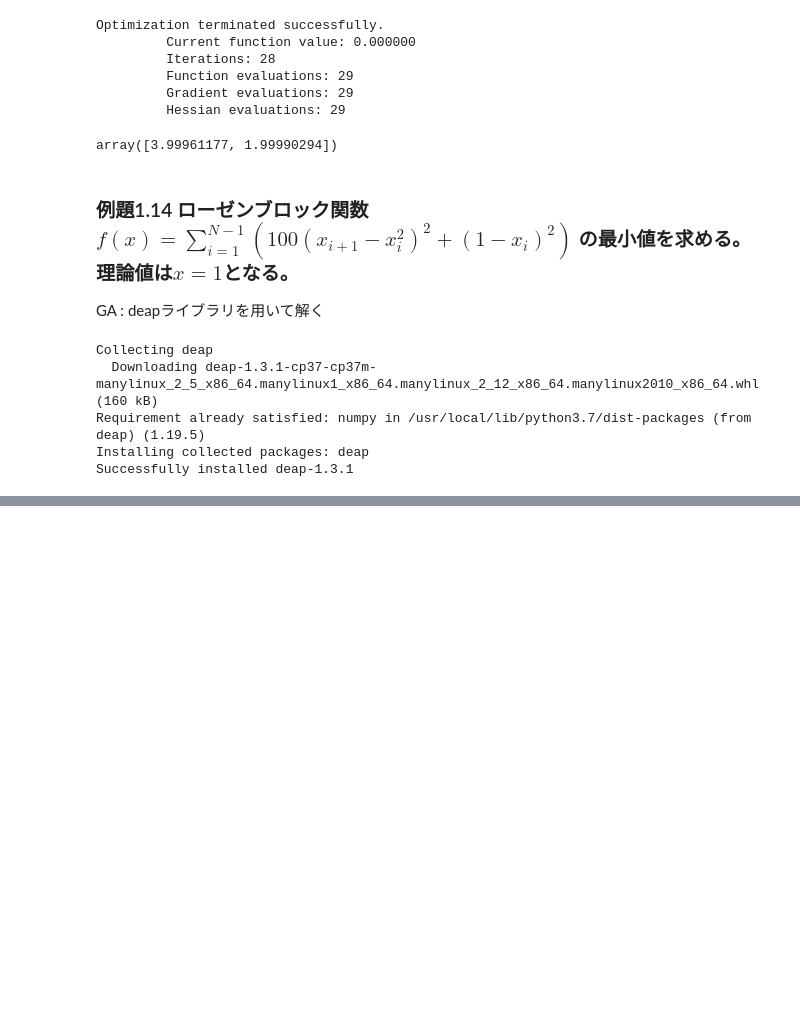
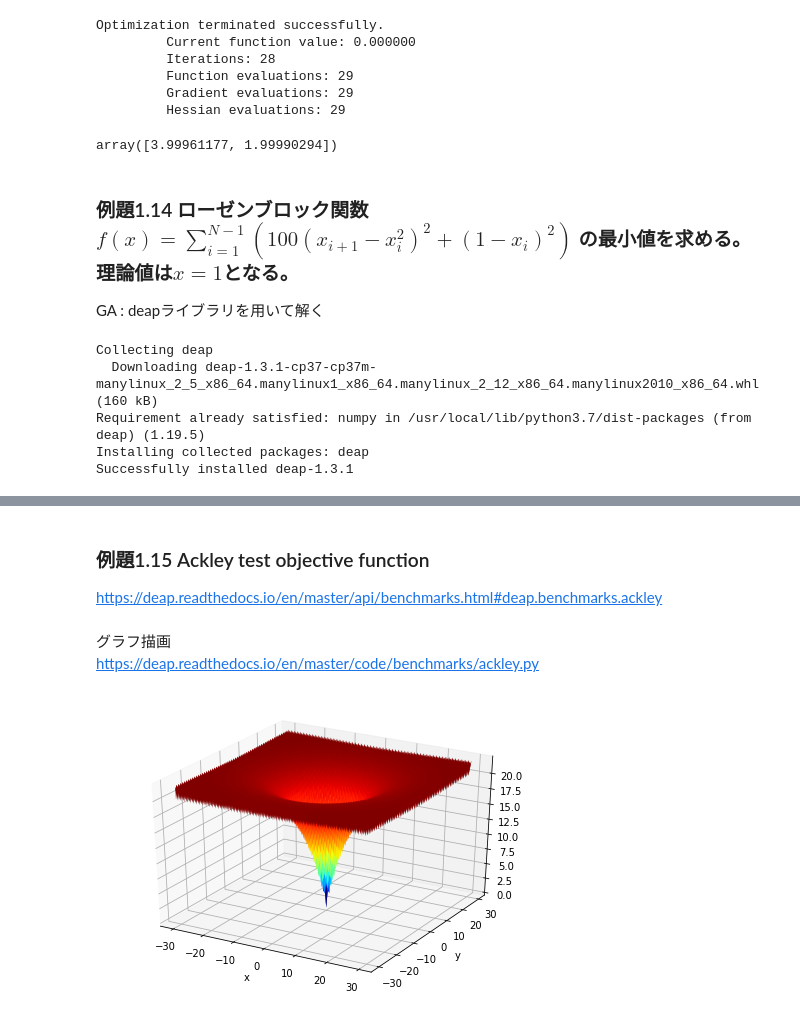
Before and after one commit to smzn/ContinuousMarkov_lib, a Jupyter notebook: 非線形計画法(制約無し).ipynb, the cells around one changed output, grey strips where cells are left out. Drawn from its saved outputs; the diff is of its cells as text; code cells hidden in the pictures; blank space fills up the shorter version.

Commit message:
Add files via upload
20210908 ackley関数(deapのベンチマーク)を追加

```diff
--- a/非線形計画法(制約無し).ipynb
+++ b/非線形計画法(制約無し).ipynb
@@ -649,0 +650,39 @@ gen     nevals  avg             std             min             max
+# %% [markdown]
+### 例題1.15 Ackley test objective function
+https://deap.readthedocs.io/en/master/api/benchmarks.html#deap.benchmarks.ackley
+# %% [markdown]
+グラフ描画
+https://deap.readthedocs.io/en/master/code/benchmarks/ackley.py
+# %%
+from mpl_toolkits.mplot3d import Axes3D
+from matplotlib import cm
+from matplotlib.colors import LogNorm
+import matplotlib.pyplot as plt
+from deap.benchmarks import ackley
+
+try:
+    import numpy as np
+except:
+    exit()
+
+from deap import benchmarks
+
+def ackley_arg0(sol):
+    return benchmarks.ackley(sol)[0]
+
+fig = plt.figure()
+# ax = Axes3D(fig, azim = -29, elev = 50)
+ax = Axes3D(fig)
+X = np.arange(-30, 30, 0.5)
+Y = np.arange(-30, 30, 0.5)
+X, Y = np.meshgrid(X, Y)
+Z = np.fromiter(map(ackley_arg0, zip(X.flat,Y.flat)), dtype=np.float, count=X.shape[0]*X.shape[1]).reshape(X.shape)
+
+ax.plot_surface(X, Y, Z, rstride=1, cstride=1,  norm=LogNorm(), cmap=cm.jet, linewidth=0.2)
+
+plt.xlabel("x")
+plt.ylabel("y")
+
+plt.show()
+# %% [output]
+[figure, added]
```
Also changed, not shown: parts of 4 cells of this notebook.
